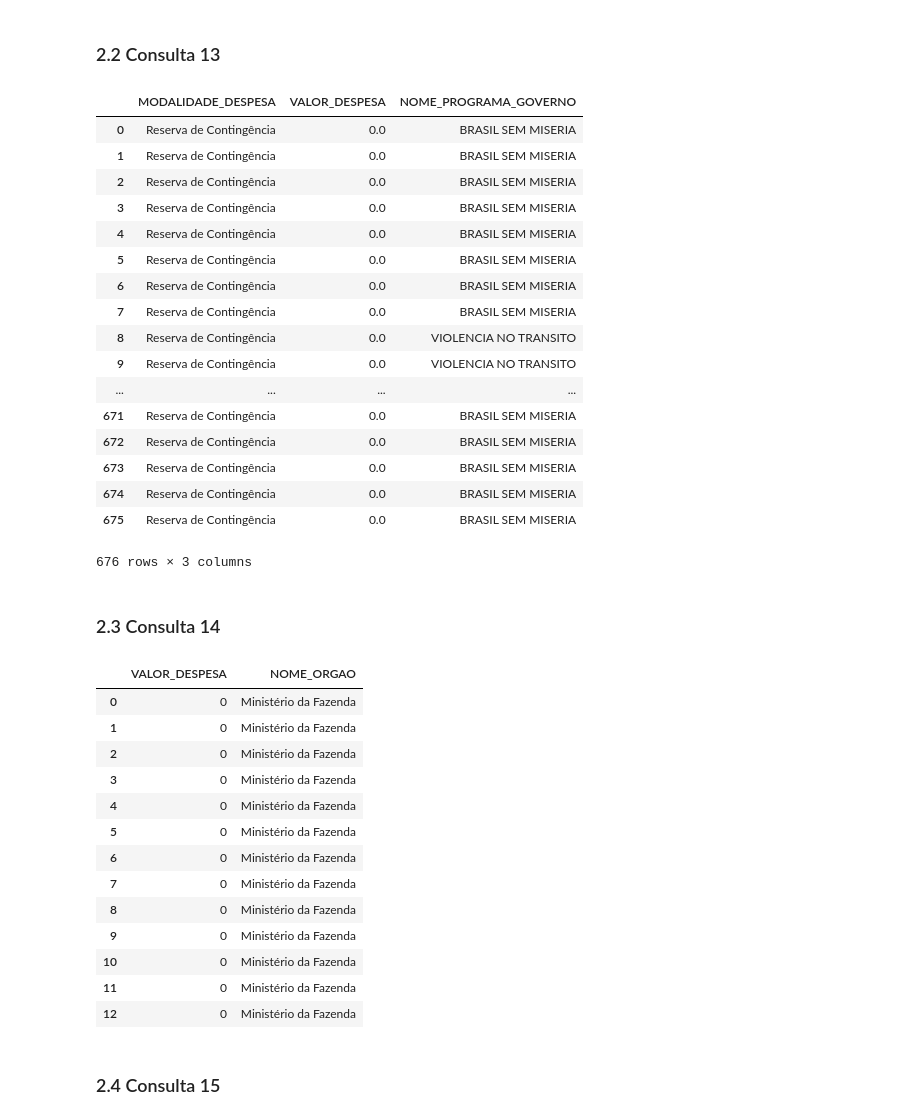
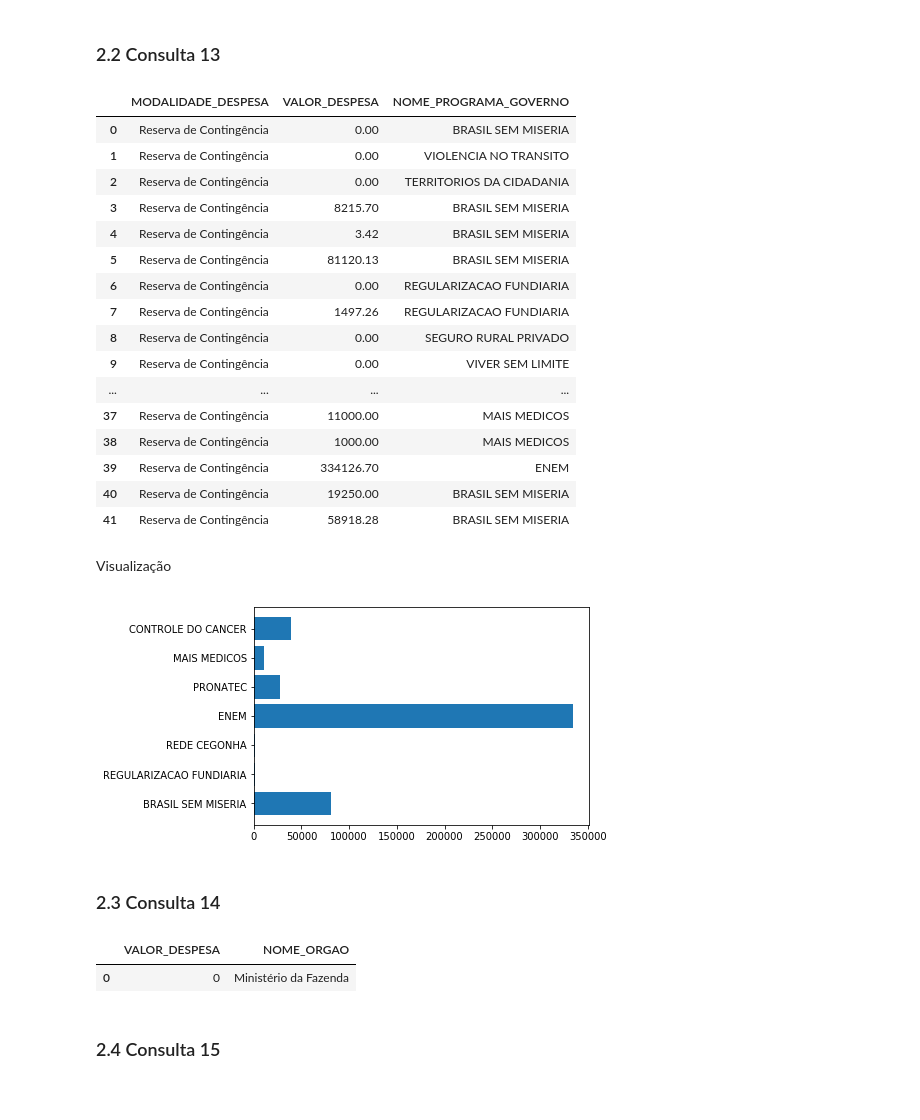
Before and after one commit to brenomatos/tp1-ibd, a Jupyter notebook: Breno.ipynb, the cells around one changed output. Saved outputs shown, nothing was run; the diff lists cells and outputs as text; code cells hidden in the pictures.

```diff
--- a/Breno.ipynb
+++ b/Breno.ipynb
@@ -129,55 +248,54 @@ df
 ### 2.2 Consulta 13
 # %%
 # nao entendi se era pra selecionar apenas as linhas unicas
-query = '''select MODALIDADE_DESPESA,VALOR_DESPESA,NOME_PROGRAMA_GOVERNO from
+query = '''select distinct MODALIDADE_DESPESA,VALOR_DESPESA,NOME_PROGRAMA_GOVERNO from
         PROGRAMA_GOVERNO natural join
         (select * from DESPESA_PUBLICA where MODALIDADE_DESPESA ="Reserva de Contingência")'''
 df = pd.read_sql_query(query,conn)
 df
 # %% [output]
 |  | MODALIDADE_DESPESA | VALOR_DESPESA | NOME_PROGRAMA_GOVERNO |
-| 0 | Reserva de Contingência | 0.0 | BRASIL SEM MISERIA |
-| 1 | Reserva de Contingência | 0.0 | BRASIL SEM MISERIA |
-| 2 | Reserva de Contingência | 0.0 | BRASIL SEM MISERIA |
-| 3 | Reserva de Contingência | 0.0 | BRASIL SEM MISERIA |
-| 4 | Reserva de Contingência | 0.0 | BRASIL SEM MISERIA |
-| 5 | Reserva de Contingência | 0.0 | BRASIL SEM MISERIA |
-| 6 | Reserva de Contingência | 0.0 | BRASIL SEM MISERIA |
-| 7 | Reserva de Contingência | 0.0 | BRASIL SEM MISERIA |
-| 8 | Reserva de Contingência | 0.0 | VIOLENCIA NO TRANSITO |
-| 9 | Reserva de Contingência | 0.0 | VIOLENCIA NO TRANSITO |
+| 0 | Reserva de Contingência | 0.00 | BRASIL SEM MISERIA |
+| 1 | Reserva de Contingência | 0.00 | VIOLENCIA NO TRANSITO |
+| 2 | Reserva de Contingência | 0.00 | TERRITORIOS DA CIDADANIA |
+| 3 | Reserva de Contingência | 8215.70 | BRASIL SEM MISERIA |
+| 4 | Reserva de Contingência | 3.42 | BRASIL SEM MISERIA |
+| 5 | Reserva de Contingência | 81120.13 | BRASIL SEM MISERIA |
+| 6 | Reserva de Contingência | 0.00 | REGULARIZACAO FUNDIARIA |
+| 7 | Reserva de Contingência | 1497.26 | REGULARIZACAO FUNDIARIA |
+| 8 | Reserva de Contingência | 0.00 | SEGURO RURAL PRIVADO |
+| 9 | Reserva de Contingência | 0.00 | VIVER SEM LIMITE |
 | ... | ... | ... | ... |
-| 671 | Reserva de Contingência | 0.0 | BRASIL SEM MISERIA |
-| 672 | Reserva de Contingência | 0.0 | BRASIL SEM MISERIA |
-| 673 | Reserva de Contingência | 0.0 | BRASIL SEM MISERIA |
-| 674 | Reserva de Contingência | 0.0 | BRASIL SEM MISERIA |
-| 675 | Reserva de Contingência | 0.0 | BRASIL SEM MISERIA |
+| 37 | Reserva de Contingência | 11000.00 | MAIS MEDICOS |
+| 38 | Reserva de Contingência | 1000.00 | MAIS MEDICOS |
+| 39 | Reserva de Contingência | 334126.70 | ENEM |
+| 40 | Reserva de Contingência | 19250.00 | BRASIL SEM MISERIA |
+| 41 | Reserva de Contingência | 58918.28 | BRASIL SEM MISERIA |
-676 rows × 3 columns
+# %% [markdown]
+Visualização
+# %%
+# Primeiramente, selecionameos apenas os programas com despesas > 0
+
+df1 = df[["VALOR_DESPESA","NOME_PROGRAMA_GOVERNO"]]
+df1 = df1[df1["VALOR_DESPESA"]>0]
+# Agora, plotamos um grafico de barras para visualizar os dados
+plt.barh(df1["NOME_PROGRAMA_GOVERNO"],df1["VALOR_DESPESA"])
+plt.show()
+# %% [output]
+[figure, added]
 # %% [markdown]
 ### 2.3 Consulta 14
 # %%
-query = '''select VALOR_DESPESA,NOME_ORGAO from
+query = '''select distinct VALOR_DESPESA,NOME_ORGAO from
             DESPESA_PUBLICA natural join
             (select * from ORGAO where NOME_ORGAO="Ministério da Fazenda")'''
 
 # query = 'select VALOR_DESPESA,NOME_ORGAO from (DESPESA_PUBLICA natural join (select NOME_ORGAO from ORGAO where NOME_ORGAO="Ministério da Fazenda"))'
 df = pd.read_sql_query(query,conn)
 df
 # %% [output]
 |  | VALOR_DESPESA | NOME_ORGAO |
 | 0 | 0 | Ministério da Fazenda |
-| 1 | 0 | Ministério da Fazenda |
-| 2 | 0 | Ministério da Fazenda |
-| 3 | 0 | Ministério da Fazenda |
-| 4 | 0 | Ministério da Fazenda |
-| 5 | 0 | Ministério da Fazenda |
-| 6 | 0 | Ministério da Fazenda |
-| 7 | 0 | Ministério da Fazenda |
-| 8 | 0 | Ministério da Fazenda |
-| 9 | 0 | Ministério da Fazenda |
-| 10 | 0 | Ministério da Fazenda |
-| 11 | 0 | Ministério da Fazenda |
-| 12 | 0 | Ministério da Fazenda |
 # %% [markdown]
 ### 2.4 Consulta 15
 # %%
```
Also changed, not shown: parts of 12 cells of this notebook, 1 other file.
